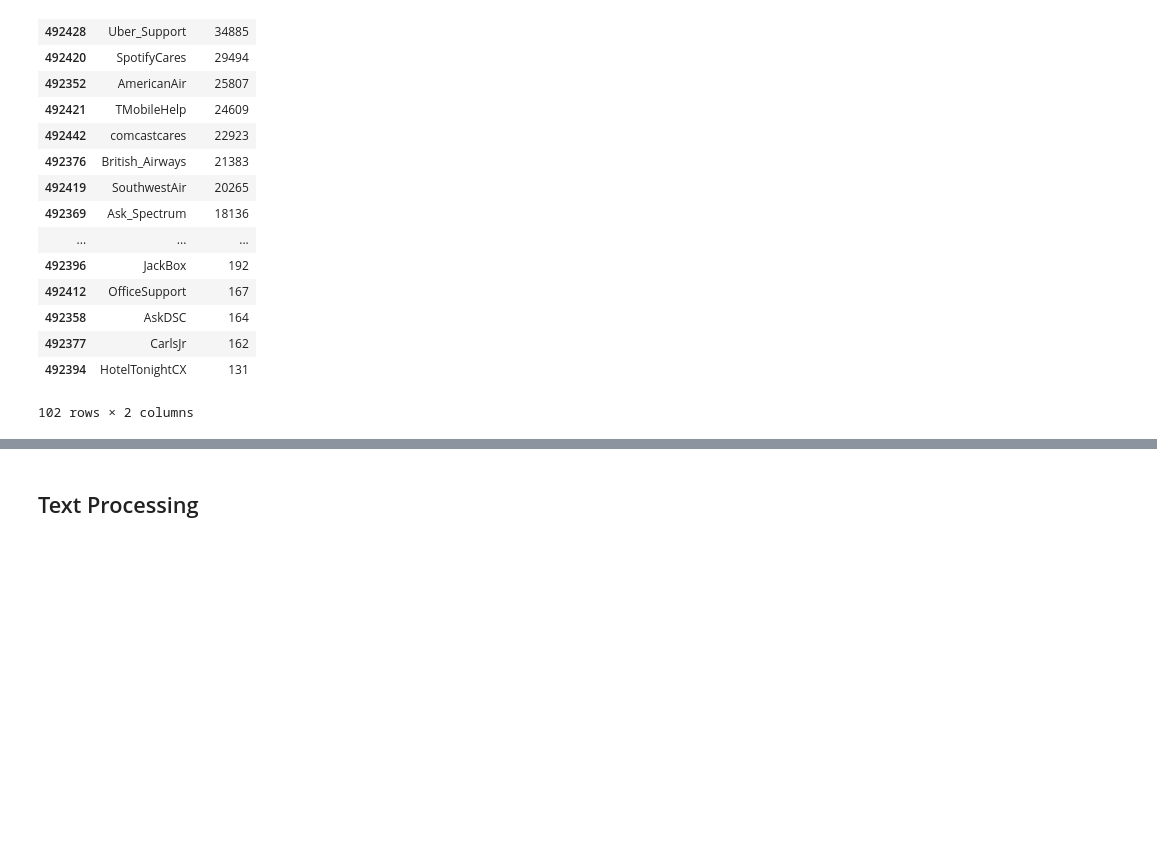
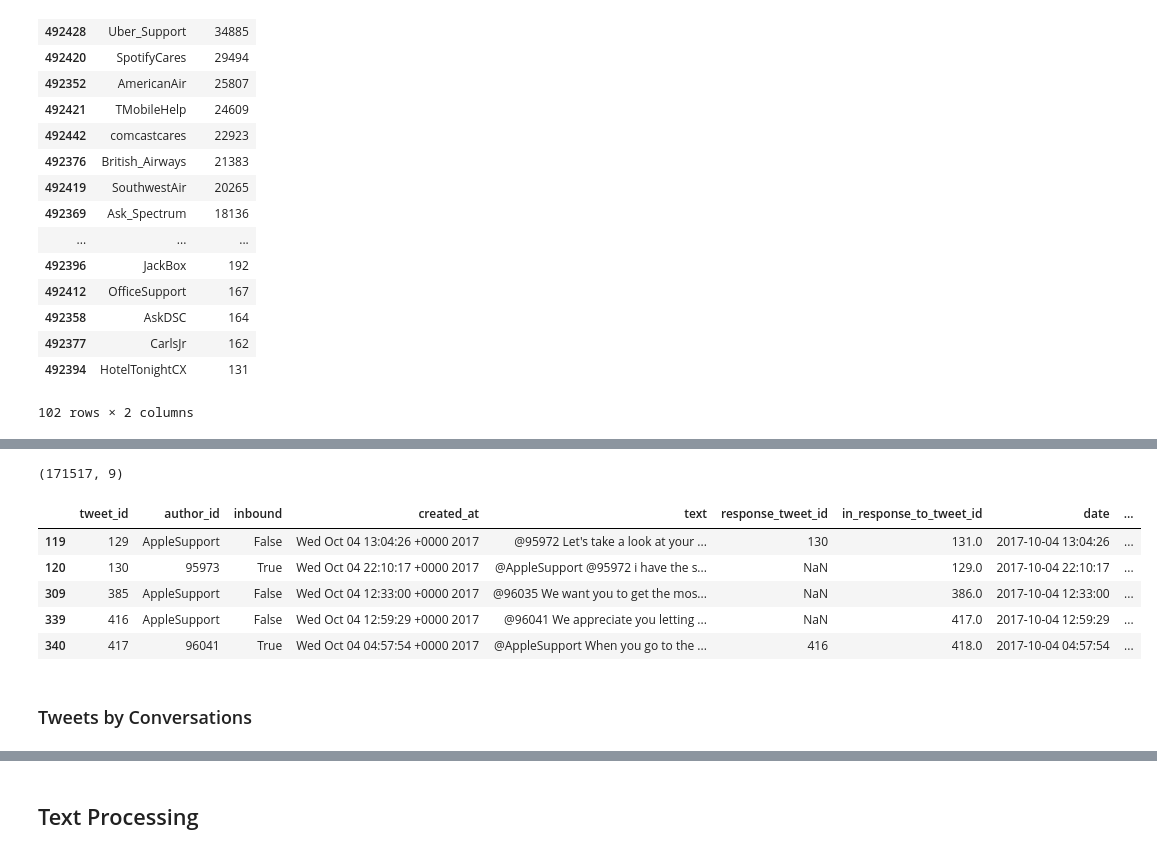
Before and after one commit to xvila/Twitter-Customer-Support-Exploration, a Jupyter notebook: notebooks/data_processing.ipynb, the cells around one changed output, grey strips where cells are left out. Cells and saved outputs as stored; diff of their text form; code cells hidden in the pictures; blank space fills up the shorter version.

```diff
--- a/notebooks/data_processing.ipynb
+++ b/notebooks/data_processing.ipynb
@@ -147,0 +215,17 @@ companyGroup
+# %%
+appleDF = df[df['author_id'].str.contains("AppleSupport") | df['text'].str.contains("AppleSupport") ]
+# %%
+appleDF.shape
+# %% [output]
+(171517, 9)
+# %%
+appleDF.head()
+# %% [output]
+|  | tweet_id | author_id | inbound | created_at | text | response_tweet_id | in_response_to_tweet_id | date | ... |
+| 119 | 129 | AppleSupport | False | Wed Oct 04 13:04:26 +0000 2017 | @95972 Let's take a look at your ... | 130 | 131.0 | 2017-10-04 13:04:26 | ... |
+| 120 | 130 | 95973 | True | Wed Oct 04 22:10:17 +0000 2017 | @AppleSupport @95972 i have the s... | NaN | 129.0 | 2017-10-04 22:10:17 | ... |
+| 309 | 385 | AppleSupport | False | Wed Oct 04 12:33:00 +0000 2017 | @96035 We want you to get the mos... | NaN | 386.0 | 2017-10-04 12:33:00 | ... |
+| 339 | 416 | AppleSupport | False | Wed Oct 04 12:59:29 +0000 2017 | @96041 We appreciate you letting ... | NaN | 417.0 | 2017-10-04 12:59:29 | ... |
+| 340 | 417 | 96041 | True | Wed Oct 04 04:57:54 +0000 2017 | @AppleSupport When you go to the ... | 416 | 418.0 | 2017-10-04 04:57:54 | ... |
+# %% [markdown]
+### Tweets by Conversations
```
Also changed, not shown: parts of 32 cells of this notebook.
